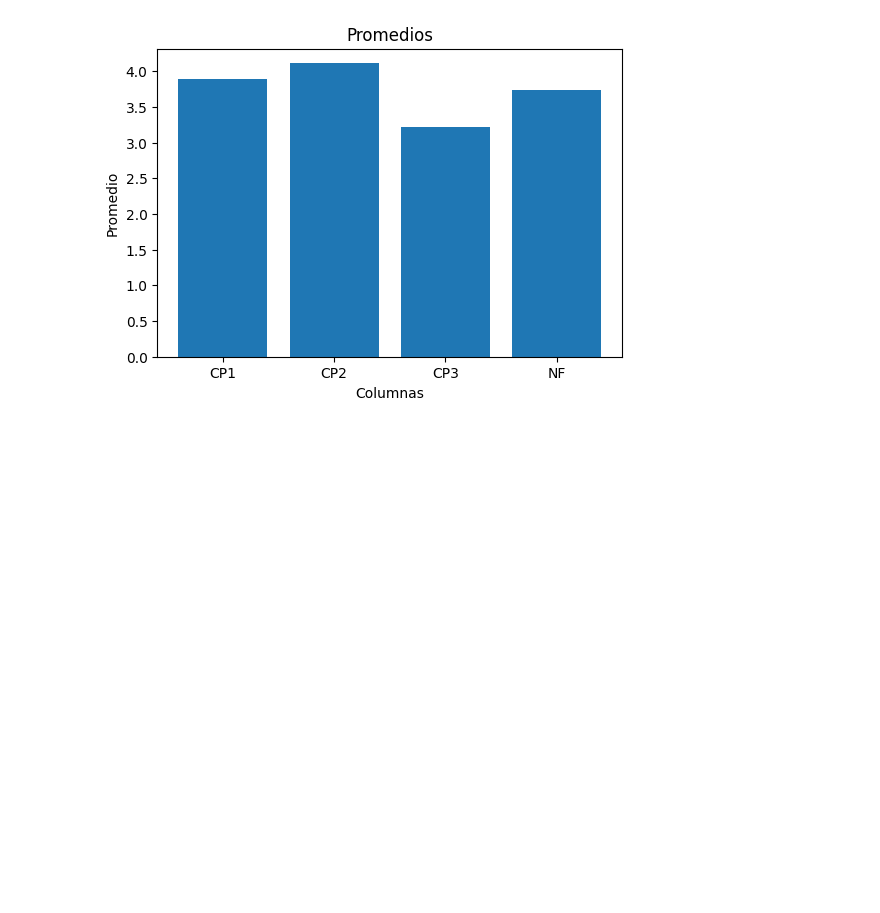
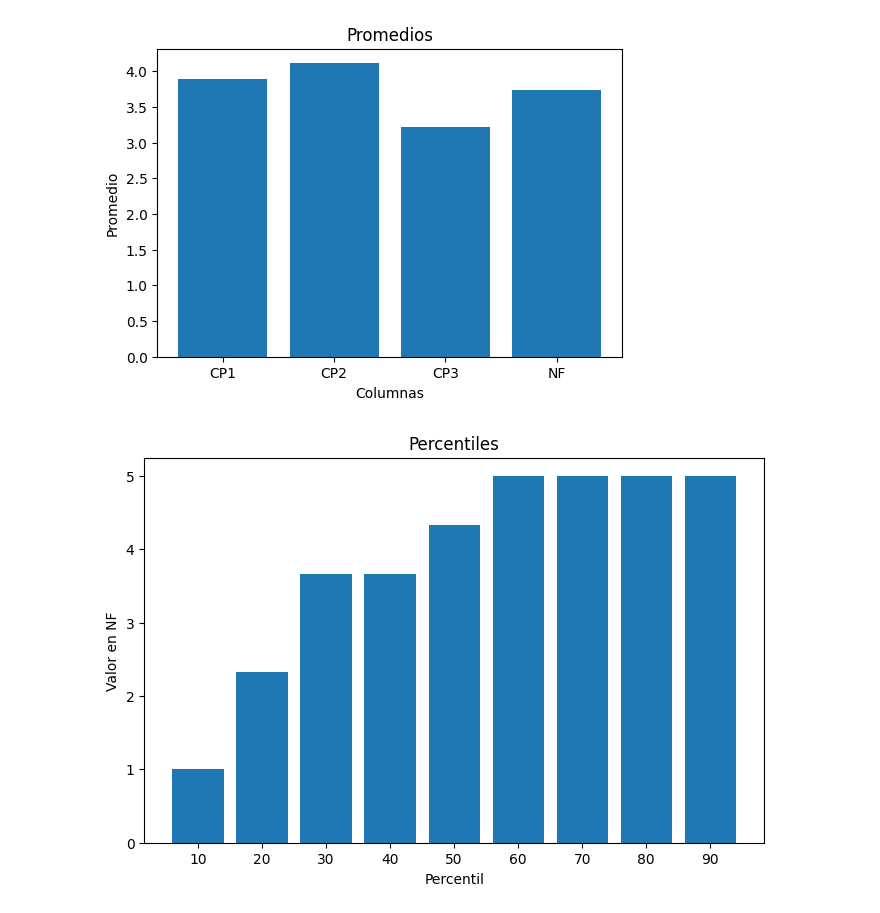
Before and after one commit to Laura02085/x200000, a Jupyter notebook: .pandas/Lider.ipynb, the cells around one changed output. Saved outputs shown, nothing was run; the diff lists cells and outputs as text; code cells hidden in the pictures; blank space fills up the shorter version.

```diff
--- a/.pandas/Lider.ipynb
+++ b/.pandas/Lider.ipynb
@@ -190,3 +190,20 @@ plt.xlabel("Columnas")
 plt.show()
 # %% [output]
 [figure]
+# %%
+nf = df.filter(regex="^NF$").iloc[:, 0]
+
+percentiles = list(range(10, 100, 10))
+
+valores = np.percentile(nf, percentiles)
+
+plt.figure(figsize=(8,5))
+plt.title("Percentiles")
+
+plt.bar([str(p) for p in percentiles], valores)
+
+plt.xlabel("Percentil")
+plt.ylabel("Valor en NF")
+plt.show()
+# %% [output]
+[figure, added]
```
